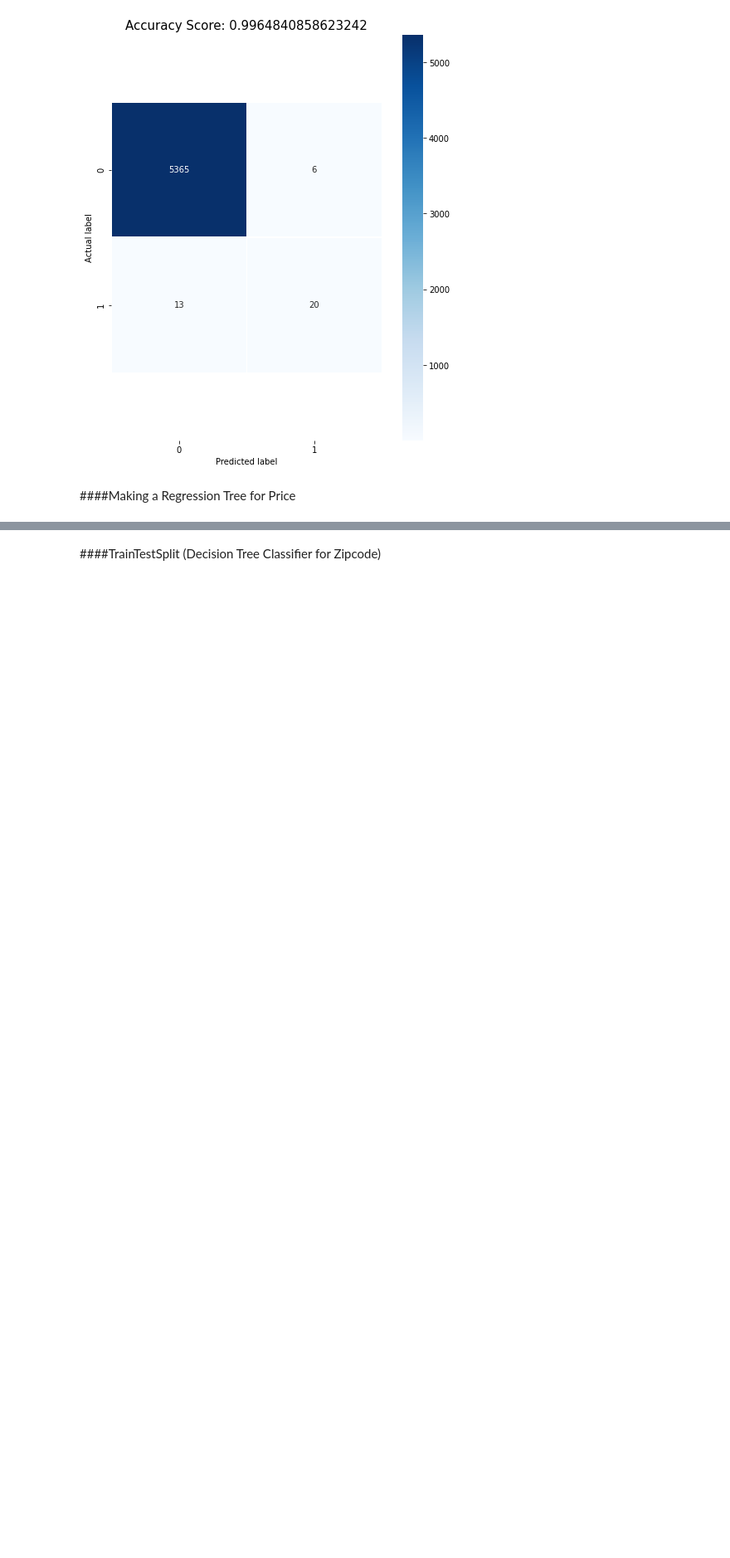
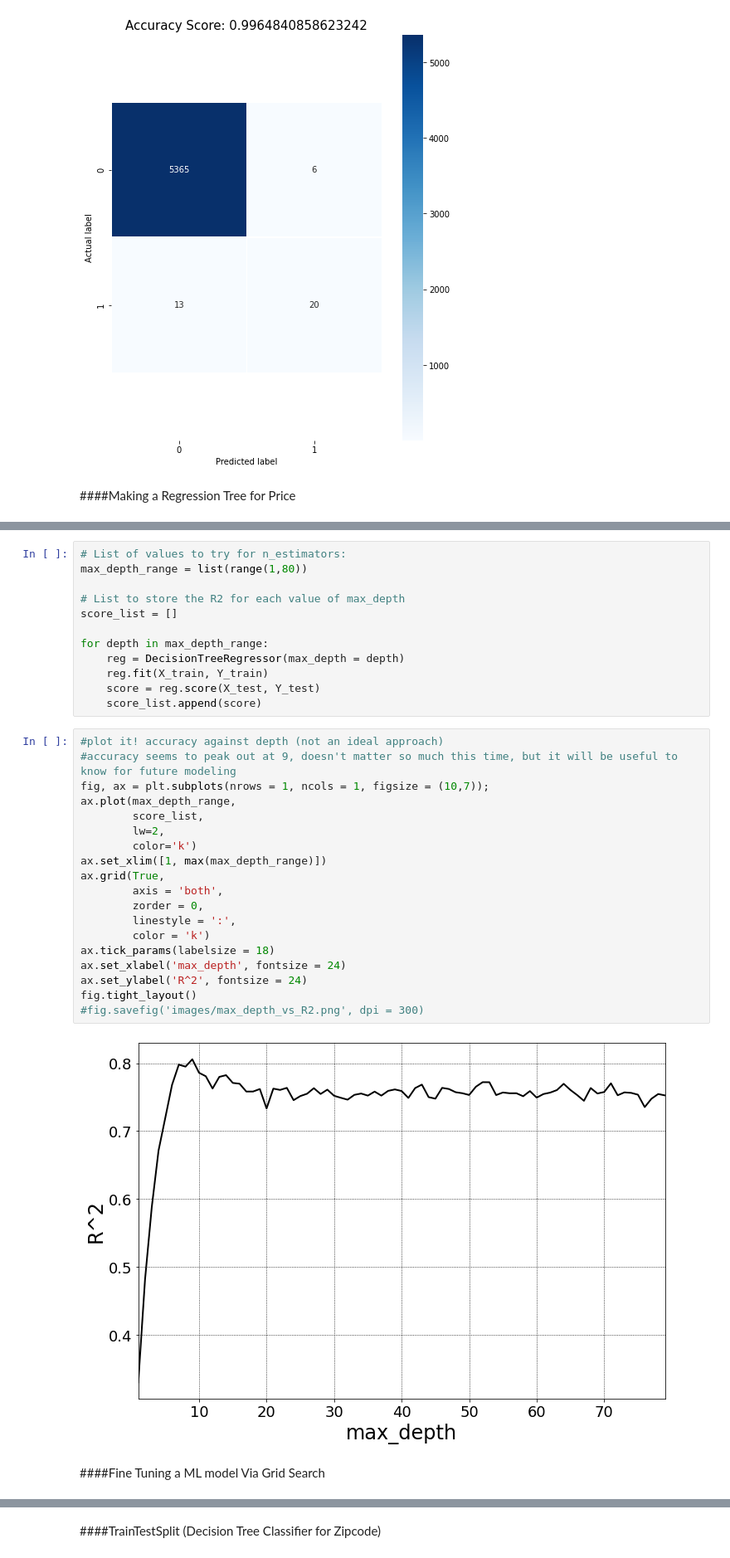
Before and after one commit to RicStrong/Kings_County_Real_Estate, a Jupyter notebook: KingsCountyRealEstate.ipynb, the cells around one changed output, grey strips where cells are left out. Shown at 83% size. Saved outputs shown, nothing was run; the diff lists cells and outputs as text; blank space fills up the shorter version.

```diff
--- a/KingsCountyRealEstate.ipynb
+++ b/KingsCountyRealEstate.ipynb
@@ -463,0 +483,35 @@ print(dt_reg_score)
+# %%
+# List of values to try for n_estimators:
+max_depth_range = list(range(1,80))
+
+# List to store the R2 for each value of max_depth
+score_list = []
+
+for depth in max_depth_range:
+    reg = DecisionTreeRegressor(max_depth = depth)
+    reg.fit(X_train, Y_train)
+    score = reg.score(X_test, Y_test)
+    score_list.append(score)
+# %%
+#plot it! accuracy against depth (not an ideal approach)
+#accuracy seems to peak out at 9, doesn't matter so much this time, but it will be useful to know for future modeling
+fig, ax = plt.subplots(nrows = 1, ncols = 1, figsize = (10,7));
+ax.plot(max_depth_range,
+        score_list,
+        lw=2,
+        color='k')
+ax.set_xlim([1, max(max_depth_range)])
+ax.grid(True,
+        axis = 'both',
+        zorder = 0,
+        linestyle = ':',
+        color = 'k')
+ax.tick_params(labelsize = 18)
+ax.set_xlabel('max_depth', fontsize = 24)
+ax.set_ylabel('R^2', fontsize = 24)
+fig.tight_layout()
+#fig.savefig('images/max_depth_vs_R2.png', dpi = 300)
+# %% [output]
+[figure, added]
+# %% [markdown]
+####Fine Tuning a ML model Via Grid Search
```
Also changed, not shown: parts of 35 cells of this notebook.
